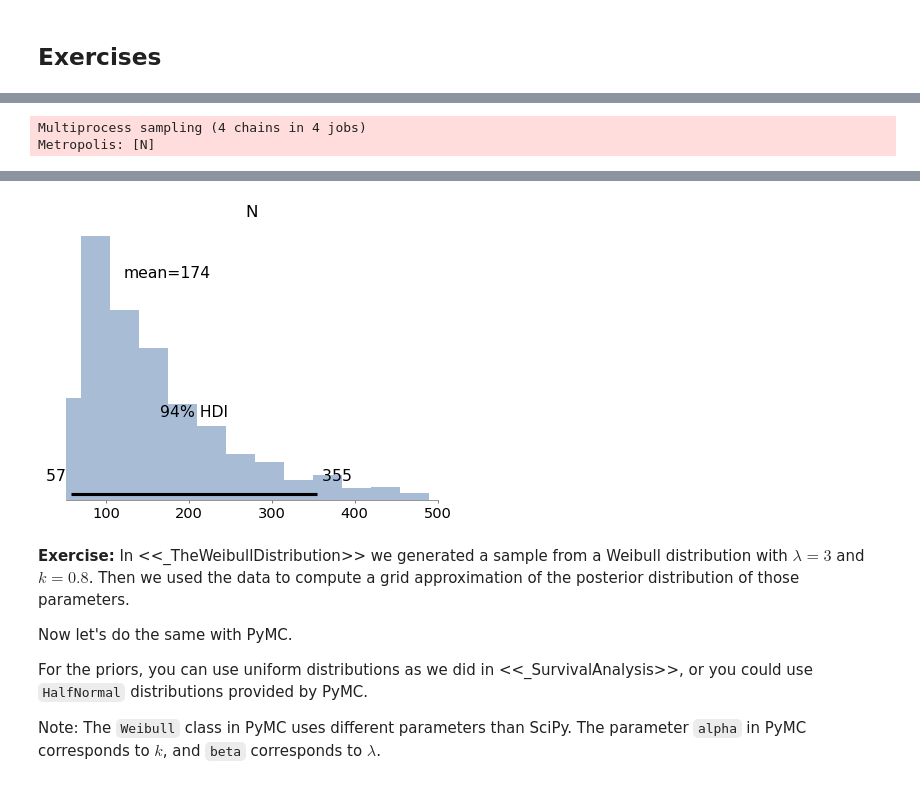
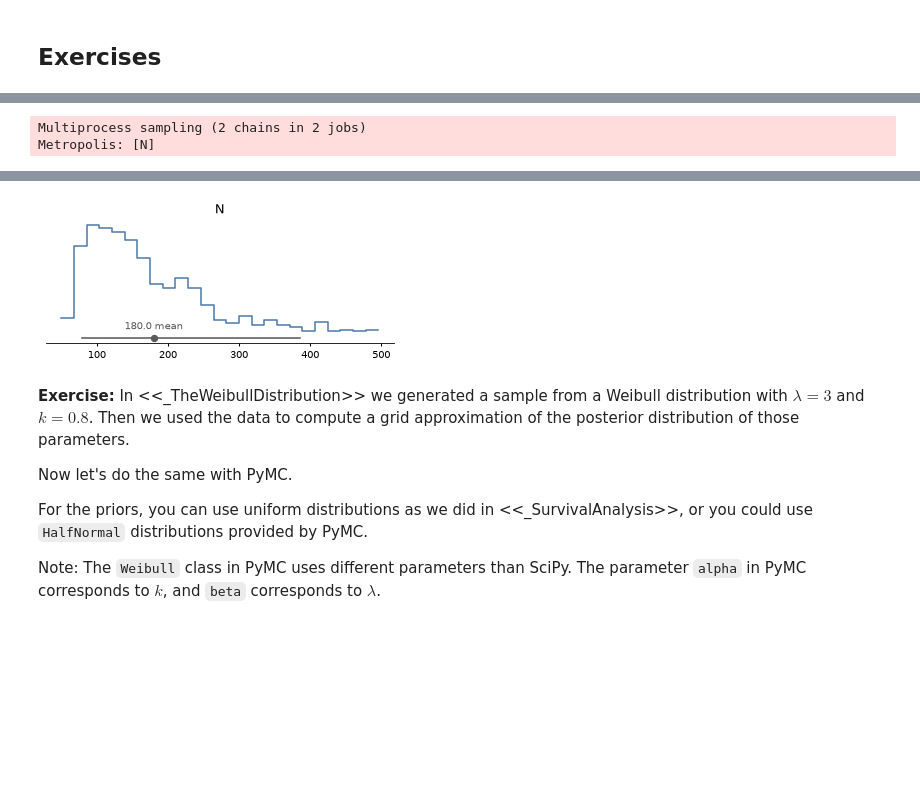
Before and after one commit to alps-textbooks/ThinkBayes2, a Jupyter notebook: jb/chap19_v3.ipynb, the cells around one changed output, grey strips where cells are left out. Saved outputs shown, nothing was run; the diff lists cells and outputs as text; code cells hidden in the pictures; blank space fills up the shorter version.

```diff
--- a/jb/chap19_v3.ipynb
+++ b/jb/chap19_v3.ipynb
@@ -760,10 +777,10 @@ x = 4
 with pm.Model() as model6:
     N = pm.DiscreteUniform('N', 50, 500)
     y = pm.HyperGeometric('y', N=N, k=k, n=n, observed=x)
-    idata6 = pm.sample(1000, **options)
-    az.plot_posterior(idata6)
+    idata6 = pm.sample(1000, chains=2)
+    az.plot_dist(idata6)
 # %% [output]
-Multiprocess sampling (4 chains in 4 jobs)
+Multiprocess sampling (2 chains in 2 jobs)
 Metropolis: [N]
 [interactive output not drawn]
 [interactive output not drawn]
@@ -772,4 +789,4 @@ The rhat statistic is larger than 1.01 for some parameters. This indicates probl
-[figure, old version]
+[figure, new version]
 # %% [markdown]
 **Exercise:** In <<_TheWeibullDistribution>> we generated a sample from a Weibull distribution with $\lambda=3$ and $k=0.8$.
 Then we used the data to compute a grid approximation of the posterior distribution of those parameters.
```
Also changed, not shown: parts of 42 cells of this notebook, 44 other files.
